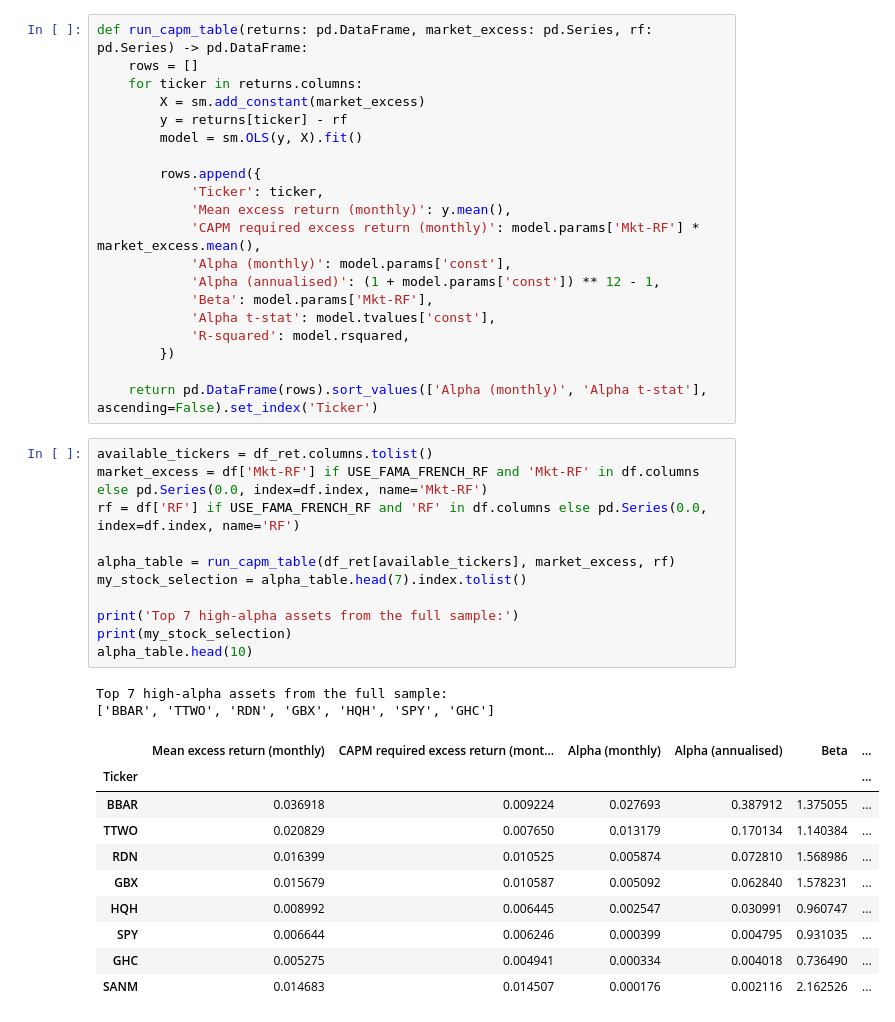
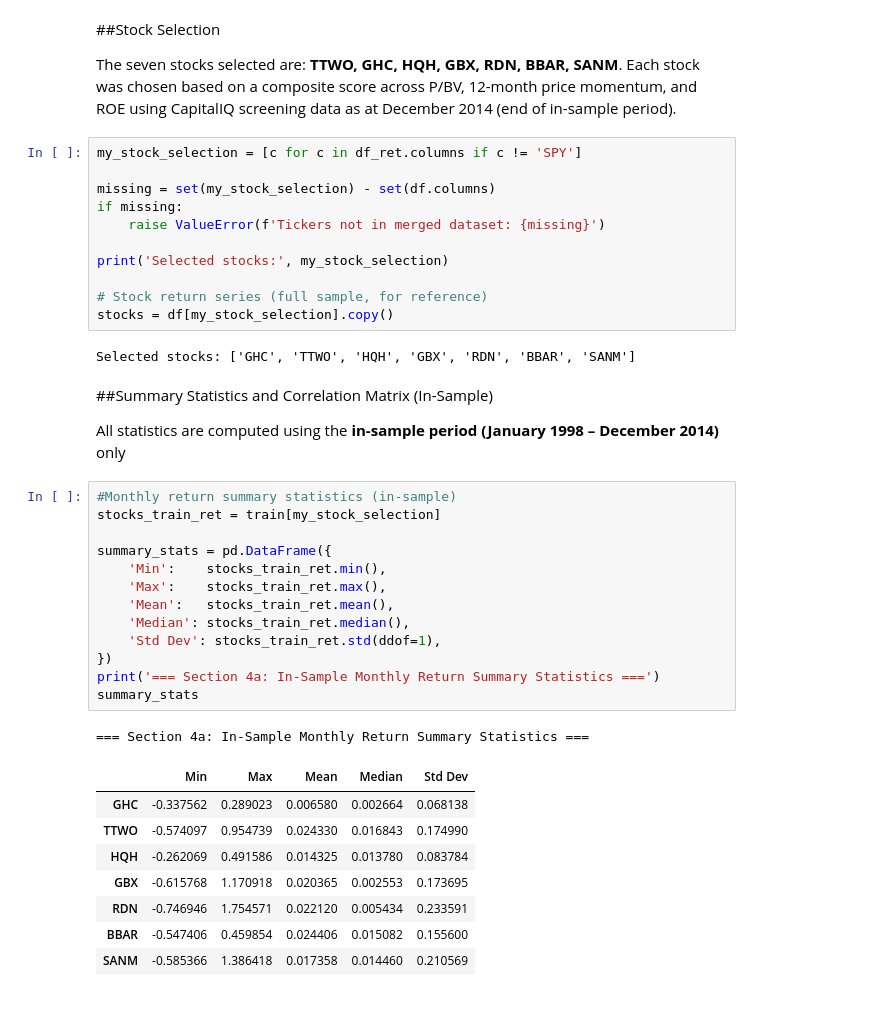
Before and after one commit to dwel760/A12Repository, a Jupyter notebook: A12/A12Notebook.ipynb, the cells around one changed output. Drawn from its saved outputs; the diff is of its cells as text.

```diff
--- a/A12/A12Notebook.ipynb
+++ b/A12/A12Notebook.ipynb
@@ -222,45 +135,45 @@ Merged dataset rows: 324, date range: 1998-01-01 to 2024-12-01
+# %% [markdown]
+##Stock Selection
+
+The seven stocks selected are: **TTWO, GHC, HQH, GBX, RDN, BBAR, SANM**. Each stock was chosen based on a composite score across P/BV, 12-month price momentum, and ROE using CapitalIQ screening data as at December 2014 (end of in-sample period).
 # %%
-def run_capm_table(returns: pd.DataFrame, market_excess: pd.Series, rf: pd.Series) -> pd.DataFrame:
-    rows = []
-    for ticker in returns.columns:
-        X = sm.add_constant(market_excess)
-        y = returns[ticker] - rf
-        model = sm.OLS(y, X).fit()
+my_stock_selection = [c for c in df_ret.columns if c != 'SPY']
 
-        rows.append({
-            'Ticker': ticker,
-            'Mean excess return (monthly)': y.mean(),
-            'CAPM required excess return (monthly)': model.params['Mkt-RF'] * market_excess.mean(),
-            'Alpha (monthly)': model.params['const'],
-            'Alpha (annualised)': (1 + model.params['const']) ** 12 - 1,
-            'Beta': model.params['Mkt-RF'],
-            'Alpha t-stat': model.tvalues['const'],
-            'R-squared': model.rsquared,
-        })
+missing = set(my_stock_selection) - set(df.columns)
+if missing:
+    raise ValueError(f'Tickers not in merged dataset: {missing}')
 
-    return pd.DataFrame(rows).sort_values(['Alpha (monthly)', 'Alpha t-stat'], ascending=False).set_index('Ticker')
+print('Selected stocks:', my_stock_selection)
+
+# Stock return series (full sample, for reference)
+stocks = df[my_stock_selection].copy()
+# %% [output]
+Selected stocks: ['GHC', 'TTWO', 'HQH', 'GBX', 'RDN', 'BBAR', 'SANM']
+# %% [markdown]
+##Summary Statistics and Correlation Matrix (In-Sample)
+
+All statistics are computed using the **in-sample period (January 1998 – December 2014)** only
 # %%
-available_tickers = df_ret.columns.tolist()
-market_excess = df['Mkt-RF'] if USE_FAMA_FRENCH_RF and 'Mkt-RF' in df.columns else pd.Series(0.0, index=df.index, name='Mkt-RF')
-rf = df['RF'] if USE_FAMA_FRENCH_RF and 'RF' in df.columns else pd.Series(0.0, index=df.index, name='RF')
+#Monthly return summary statistics (in-sample)
+stocks_train_ret = train[my_stock_selection]
 
-alpha_table = run_capm_table(df_ret[available_tickers], market_excess, rf)
-my_stock_selection = alpha_table.head(7).index.tolist()
-
-print('Top 7 high-alpha assets from the full sample:')
-print(my_stock_selection)
-alpha_table.head(10)
+summary_stats = pd.DataFrame({
+    'Min':    stocks_train_ret.min(),
+    'Max':    stocks_train_ret.max(),
+    'Mean':   stocks_train_ret.mean(),
+    'Median': stocks_train_ret.median(),
+    'Std Dev': stocks_train_ret.std(ddof=1),
+})
+print('=== Section 4a: In-Sample Monthly Return Summary Statistics ===')
+summary_stats
 # %% [output]
-Top 7 high-alpha assets from the full sample:
-['BBAR', 'TTWO', 'RDN', 'GBX', 'HQH', 'SPY', 'GHC']
+=== Section 4a: In-Sample Monthly Return Summary Statistics ===
-|  | Mean excess return (monthly) | CAPM required excess return (mont... | Alpha (monthly) | Alpha (annualised) | Beta | ... |
-| Ticker |  |  |  |  |  | ... |
-| BBAR | 0.036918 | 0.009224 | 0.027693 | 0.387912 | 1.375055 | ... |
-| TTWO | 0.020829 | 0.007650 | 0.013179 | 0.170134 | 1.140384 | ... |
-| RDN | 0.016399 | 0.010525 | 0.005874 | 0.072810 | 1.568986 | ... |
-| GBX | 0.015679 | 0.010587 | 0.005092 | 0.062840 | 1.578231 | ... |
-| HQH | 0.008992 | 0.006445 | 0.002547 | 0.030991 | 0.960747 | ... |
-| SPY | 0.006644 | 0.006246 | 0.000399 | 0.004795 | 0.931035 | ... |
-| GHC | 0.005275 | 0.004941 | 0.000334 | 0.004018 | 0.736490 | ... |
-| SANM | 0.014683 | 0.014507 | 0.000176 | 0.002116 | 2.162526 | ... |
+|  | Min | Max | Mean | Median | Std Dev |
+| GHC | -0.337562 | 0.289023 | 0.006580 | 0.002664 | 0.068138 |
+| TTWO | -0.574097 | 0.954739 | 0.024330 | 0.016843 | 0.174990 |
+| HQH | -0.262069 | 0.491586 | 0.014325 | 0.013780 | 0.083784 |
+| GBX | -0.615768 | 1.170918 | 0.020365 | 0.002553 | 0.173695 |
+| RDN | -0.746946 | 1.754571 | 0.022120 | 0.005434 | 0.233591 |
+| BBAR | -0.547406 | 0.459854 | 0.024406 | 0.015082 | 0.155600 |
+| SANM | -0.585366 | 1.386418 | 0.017358 | 0.014460 | 0.210569 |
 # %%
```
Also changed, not shown: parts of 67 cells of this notebook.
